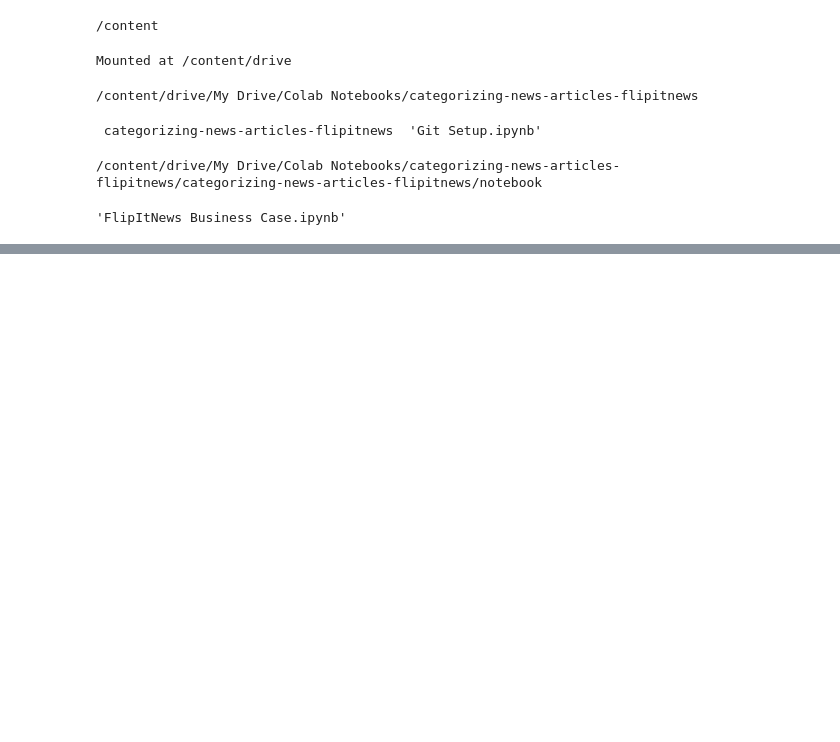
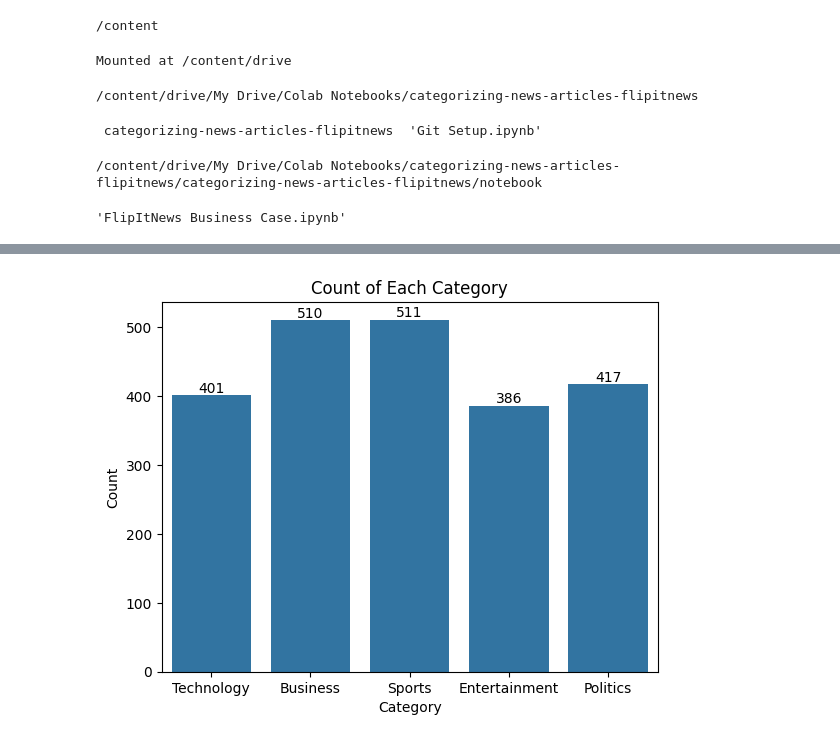
Before and after one commit to yedhuk/categorizing-news-articles-flipitnews, a Jupyter notebook: notebook/FlipItNews Business Case.ipynb, the cells around one changed output, grey strips where cells are left out. Drawn from its saved outputs; the diff is of its cells as text; code cells hidden in the pictures; blank space fills up the shorter version.

```diff
--- a/notebook/FlipItNews Business Case.ipynb
+++ b/notebook/FlipItNews Business Case.ipynb
@@ -116,0 +158,12 @@ To https://github.com/yedhuk/categorizing-news-articles-flipitnews.git
+# %%
+ax = sns.countplot(x='Category',data = df)
+# Add labels to each bar (simplified)
+ax.bar_label(ax.containers[0])
+
+# Set plot title and axis labels
+plt.title('Count of Each Category')
+plt.xlabel('Category')
+plt.ylabel('Count')
+plt.show()
+# %% [output]
+[figure, added]
```
Also changed, not shown: parts of 19 cells of this notebook.
